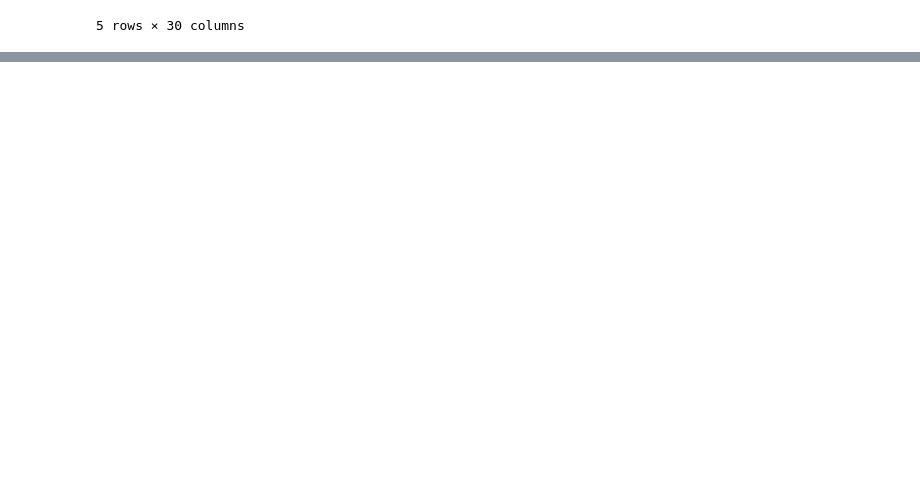
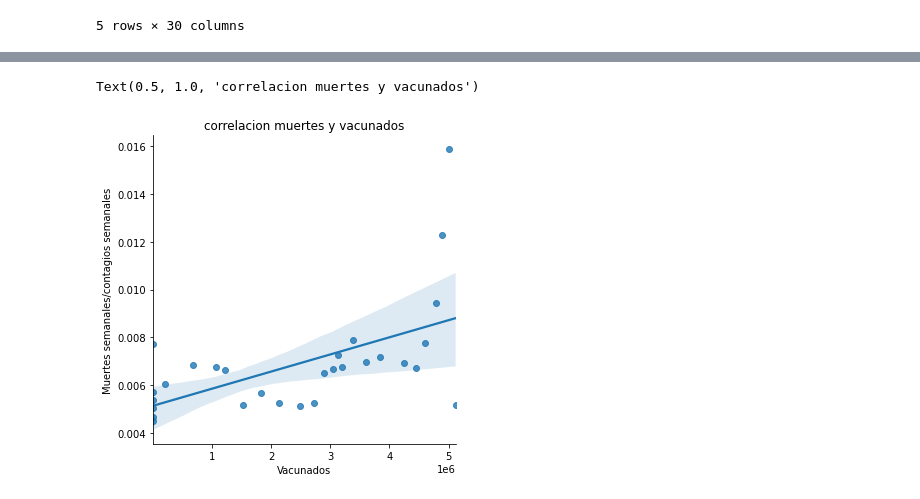
Before and after one commit to jpjara32/tareas, a Jupyter notebook: Tarea3.ipynb, the cells around one changed output, grey strips where cells are left out. Cells and saved outputs as stored; diff of their text form; code cells hidden in the pictures; blank space fills up the shorter version.

```diff
--- a/Tarea3.ipynb
+++ b/Tarea3.ipynb
@@ -446,0 +925,6 @@ data.head()
+# %%
+Graf1 = sns.lmplot(x='Vacunados', y='Muertes semanales/contagios semanales', data=data, palette='set1')
+plt.title('correlacion muertes y vacunados')
+# %% [output]
+Text(0.5, 1.0, 'correlacion muertes y vacunados')
+[figure, added]
```
Also changed, not shown: parts of 83 cells of this notebook, 2 other files.
